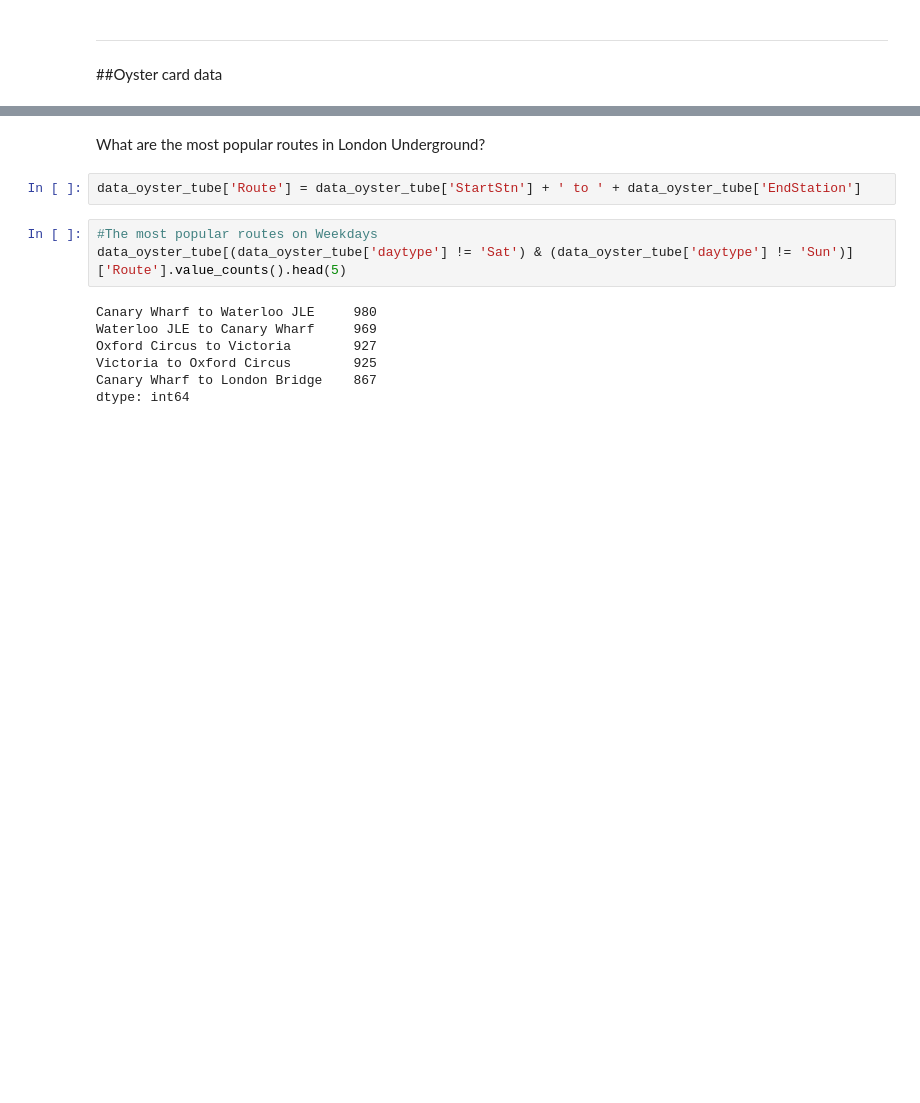
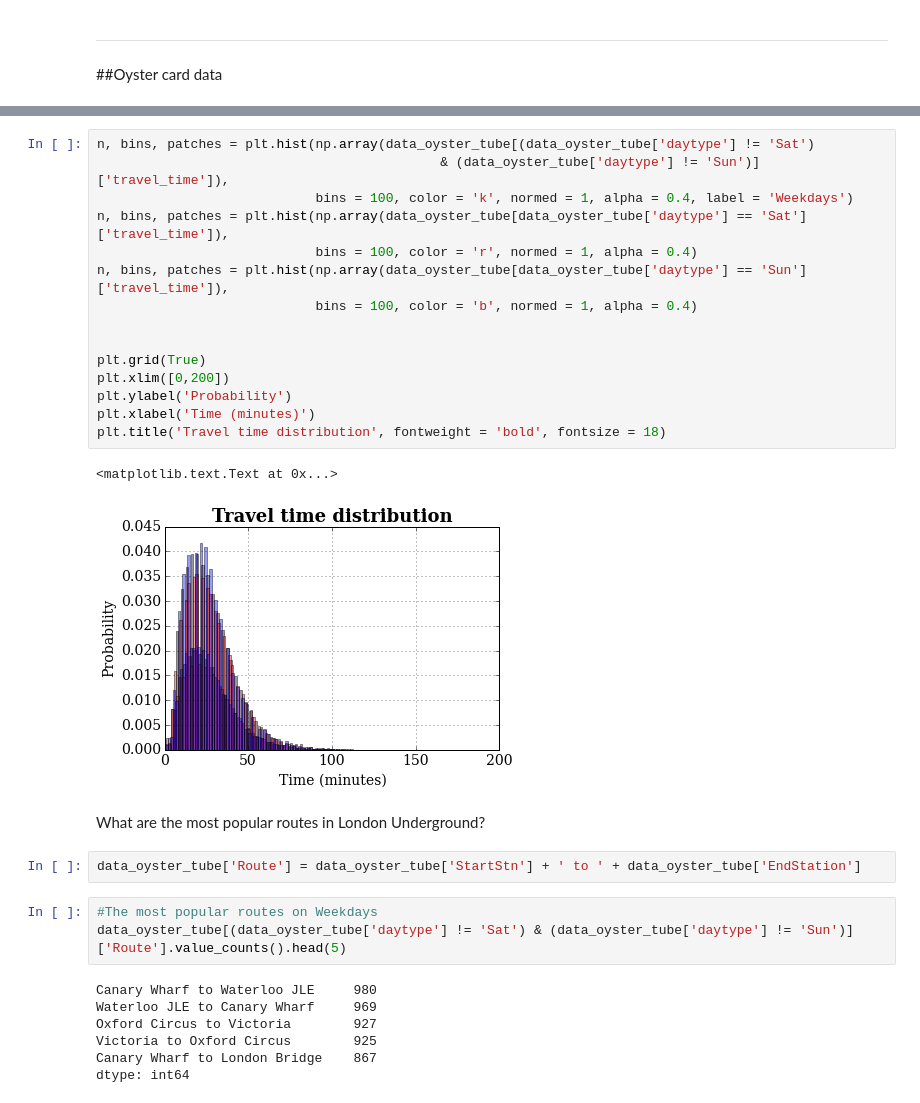
Before and after one commit to AnyaRum/Data_science_intensive_data_story, a Jupyter notebook: Data_story_project_London_underground_data.ipynb, the cells around one changed output, grey strips where cells are left out. Cells and saved outputs as stored; diff of their text form; blank space fills up the shorter version.

```diff
--- a/Data_story_project_London_underground_data.ipynb
+++ b/Data_story_project_London_underground_data.ipynb
@@ -281,3 +280,21 @@ plt.title('Sundays', fontweight = 'bold', fontsize = 18)
+# %%
+n, bins, patches = plt.hist(np.array(data_oyster_tube[(data_oyster_tube['daytype'] != 'Sat')
+                                            & (data_oyster_tube['daytype'] != 'Sun')]['travel_time']),
+                            bins = 100, color = 'k', normed = 1, alpha = 0.4, label = 'Weekdays')
+n, bins, patches = plt.hist(np.array(data_oyster_tube[data_oyster_tube['daytype'] == 'Sat']['travel_time']),
+                            bins = 100, color = 'r', normed = 1, alpha = 0.4)
+n, bins, patches = plt.hist(np.array(data_oyster_tube[data_oyster_tube['daytype'] == 'Sun']['travel_time']),
+                            bins = 100, color = 'b', normed = 1, alpha = 0.4)
+
+
+plt.grid(True)
+plt.xlim([0,200])
+plt.ylabel('Probability')
+plt.xlabel('Time (minutes)')
+plt.title('Travel time distribution', fontweight = 'bold', fontsize = 18)
+# %% [output]
+<matplotlib.text.Text at 0x...>
+[figure, added]
 # %% [markdown]
 What are the most popular routes in London Underground?
 # %%
```
Also changed, not shown: parts of 8 cells of this notebook.
